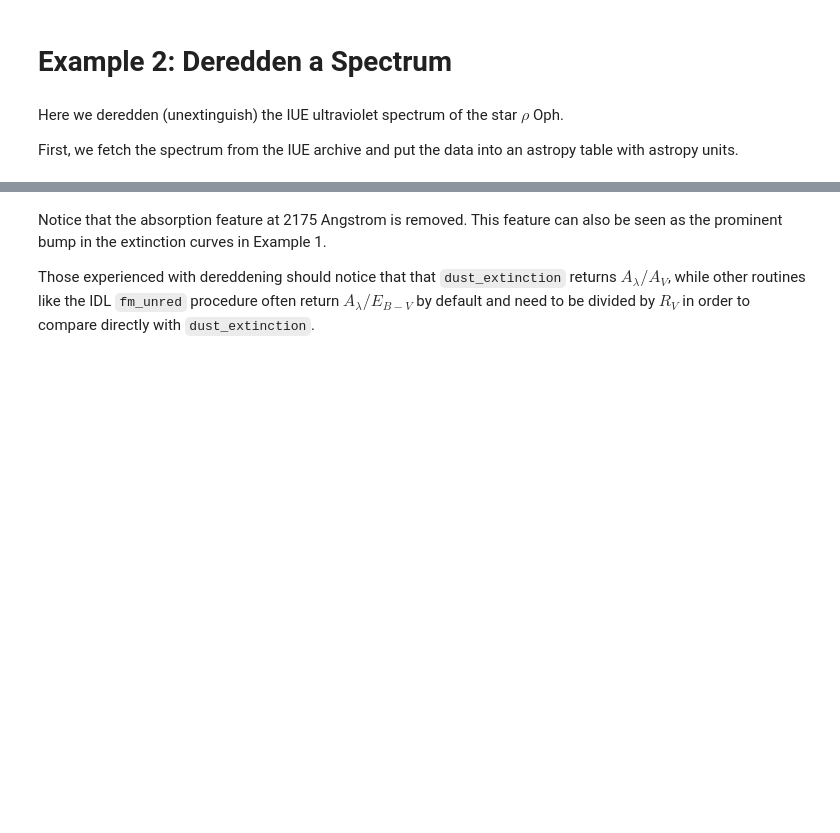
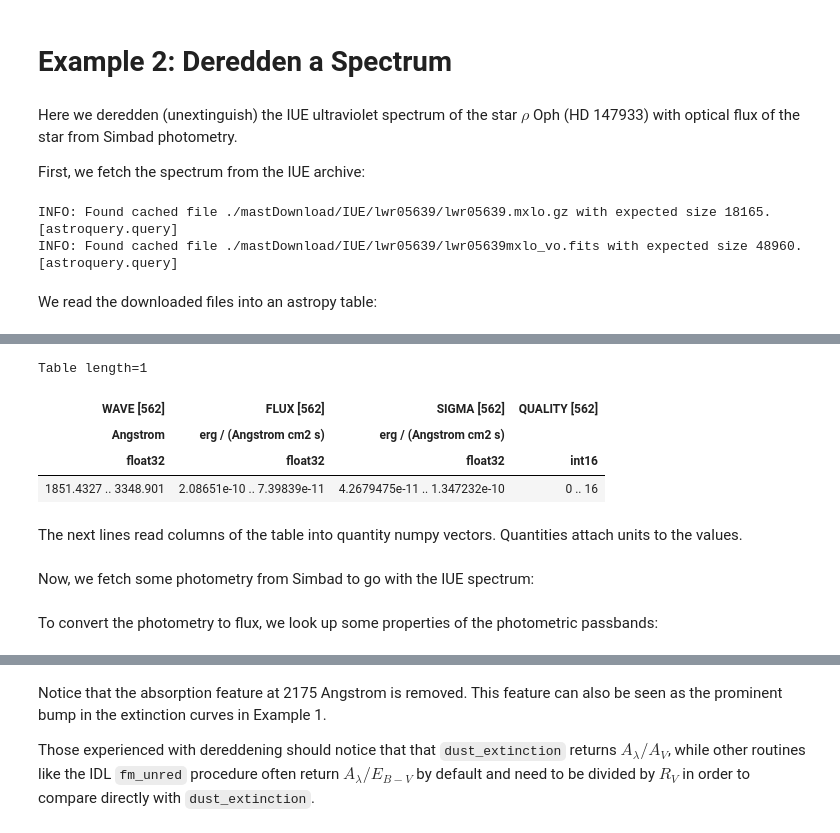
Before and after one commit to krislars/astropy-tutorials, a Jupyter notebook: tutorials/notebooks/color-excess/color-excess.ipynb, the cells around one changed output, grey strips where cells are left out. Drawn from its saved outputs; the diff is of its cells as text; code cells hidden in the pictures; blank space fills up the shorter version.

```diff
--- a/tutorials/notebooks/color-excess/color-excess.ipynb
+++ b/tutorials/notebooks/color-excess/color-excess.ipynb
@@ -105,6 +108,6 @@ Astronomers studying the ISM often display extinction curves against inverse wav
 # %% [markdown]
 # Example 2: Deredden a Spectrum
 # %% [markdown]
-Here we deredden (unextinguish) the IUE ultraviolet spectrum of the star $\rho$ Oph.
+Here we deredden (unextinguish) the IUE ultraviolet spectrum of the star $\rho$ Oph (HD 147933) with optical flux of the star from Simbad photometry.
 
-First, we fetch the spectrum from the IUE archive and put the data into an astropy table with astropy units.
+First, we fetch the spectrum from the IUE archive:
@@ -122,0 +114,17 @@ rhoOph['flux'] = np.append(y2,y1)*u.erg/(u.cm*u.cm*u.s*u.AA)
+# %%
+obsTable = Observations.query_object("HD 147933",radius="1 arcsec")
+obsTable_spec=obsTable[obsTable['dataproduct_type']=='spectrum']
+# obsTable_spec.pprint()
+
+obsids = ['3000022829']
+dataProductsByID = Observations.get_product_list(obsids)
+manifest = Observations.download_products(dataProductsByID)
+# %% [output]
+INFO: Found cached file ./mastDownload/IUE/lwr05639/lwr05639.mxlo.gz with expected size 18165. [astroquery.query]
+INFO: Found cached file ./mastDownload/IUE/lwr05639/lwr05639mxlo_vo.fits with expected size 48960. [astroquery.query]
+# %% [markdown]
+We read the downloaded files into an astropy table:
+# %%
+t_lwr = Table.read('./mastDownload/IUE/lwr05639/lwr05639mxlo_vo.fits')
+t_lwr
+# %% [output]
@@ -122,0 +132,7 @@ rhoOph['flux'] = np.append(y2,y1)*u.erg/(u.cm*u.cm*u.s*u.AA)
+Table length=1
+| WAVE [562] | FLUX [562] | SIGMA [562] | QUALITY [562] |
+| Angstrom | erg / (Angstrom cm2 s) | erg / (Angstrom cm2 s) |  |
+| float32 | float32 | float32 | int16 |
+| 1851.4327 .. 3348.901 | 2.08651e-10 .. 7.39839e-11 | 4.2679475e-11 .. 1.347232e-10 | 0 .. 16 |
+# %% [markdown]
+The next lines read columns of the table into quantity numpy vectors.  Quantities attach units to the values.
@@ -122,0 +142,2 @@ rhoOph['flux'] = np.append(y2,y1)*u.erg/(u.cm*u.cm*u.s*u.AA)
+# %% [markdown]
+Now, we fetch some photometry from Simbad to go with the IUE spectrum:
@@ -122,0 +151,2 @@ rhoOph['flux'] = np.append(y2,y1)*u.erg/(u.cm*u.cm*u.s*u.AA)
+# %% [markdown]
+To convert the photometry to flux, we look up some properties of the photometric passbands:
```
Also changed, not shown: parts of 20 cells of this notebook.
